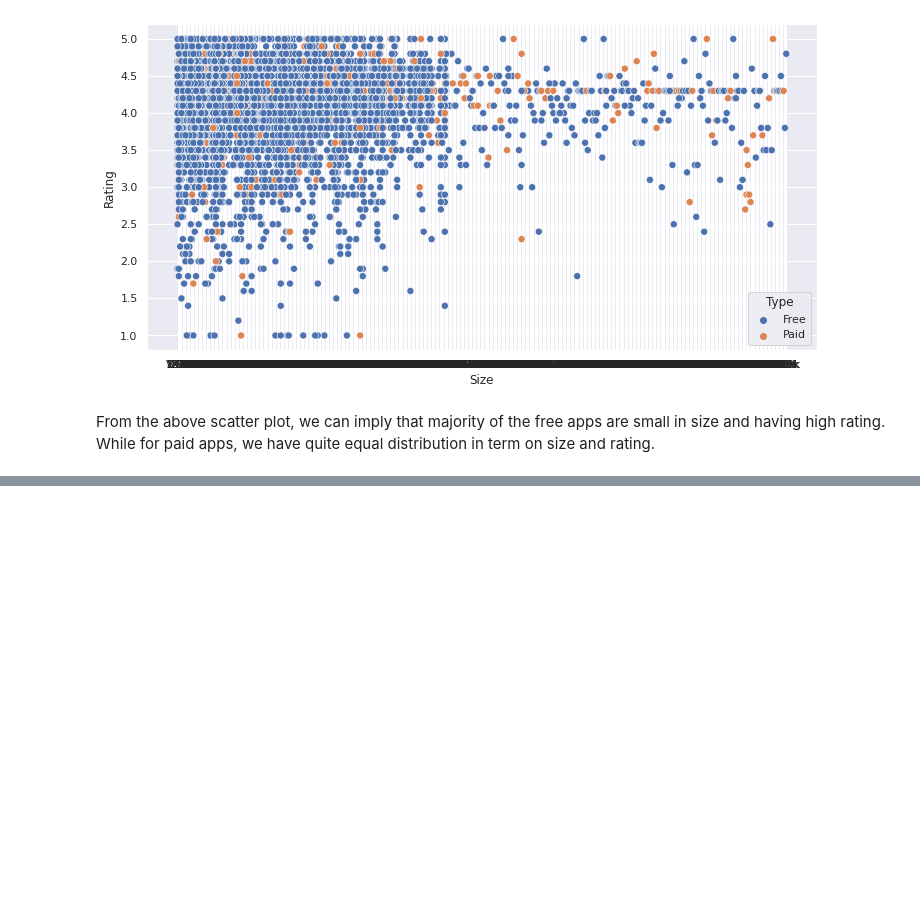
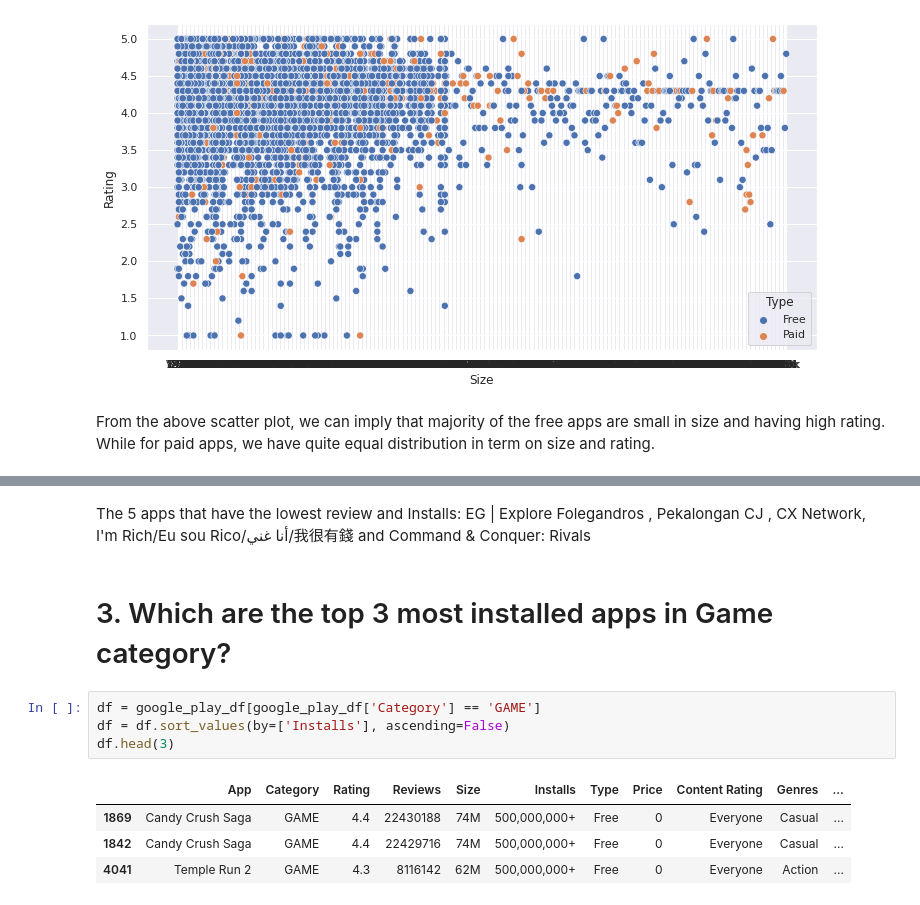
Before and after one commit to chetanre7/Google-Play-Store-app-review, a Jupyter notebook: Play_Store_App_Review_Analysis_Capstone_Project.ipynb, the cells around one changed output, grey strips where cells are left out. Saved outputs shown, nothing was run; the diff lists cells and outputs as text; blank space fills up the shorter version.

```diff
--- a/Play_Store_App_Review_Analysis_Capstone_Project.ipynb
+++ b/Play_Store_App_Review_Analysis_Capstone_Project.ipynb
@@ -303,0 +334,13 @@ From the above scatter plot, we can imply that majority of the free apps are sma
+# %% [markdown]
+The 5 apps that have the lowest review and Installs: EG | Explore Folegandros	, Pekalongan CJ	, CX Network, I'm Rich/Eu sou Rico/أنا غني/我很有錢	 and Command & Conquer: Rivals
+# %% [markdown]
+# 3. Which are the top 3 most installed apps in Game category?
+# %%
+df = google_play_df[google_play_df['Category'] == 'GAME']
+df = df.sort_values(by=['Installs'], ascending=False)
+df.head(3)
+# %% [output]
+|  | App | Category | Rating | Reviews | Size | Installs | Type | Price | Content Rating | Genres | ... |
+| 1869 | Candy Crush Saga | GAME | 4.4 | 22430188 | 74M | 500,000,000+ | Free | 0 | Everyone | Casual | ... |
+| 1842 | Candy Crush Saga | GAME | 4.4 | 22429716 | 74M | 500,000,000+ | Free | 0 | Everyone | Casual | ... |
+| 4041 | Temple Run 2 | GAME | 4.3 | 8116142 | 62M | 500,000,000+ | Free | 0 | Everyone | Action | ... |
```
Also changed, not shown: parts of 13 cells of this notebook.
